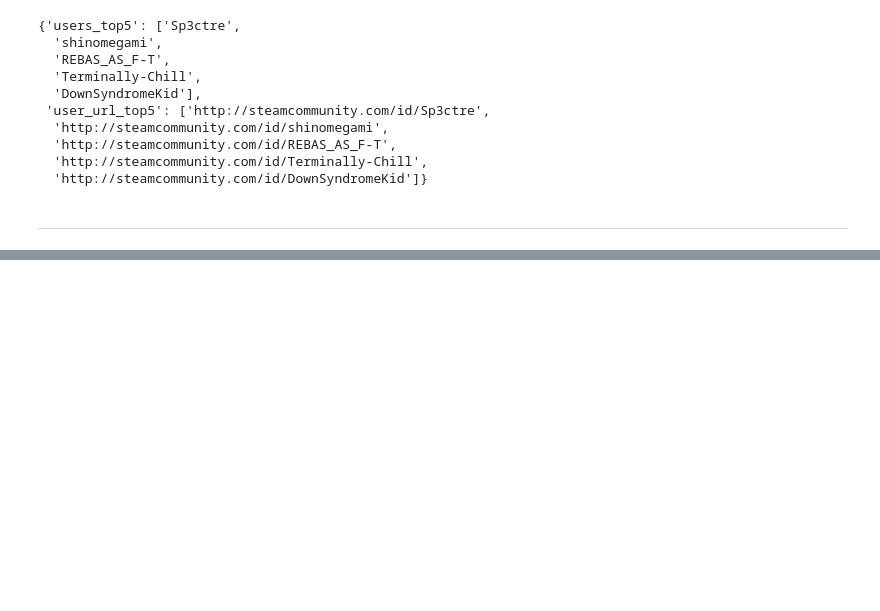
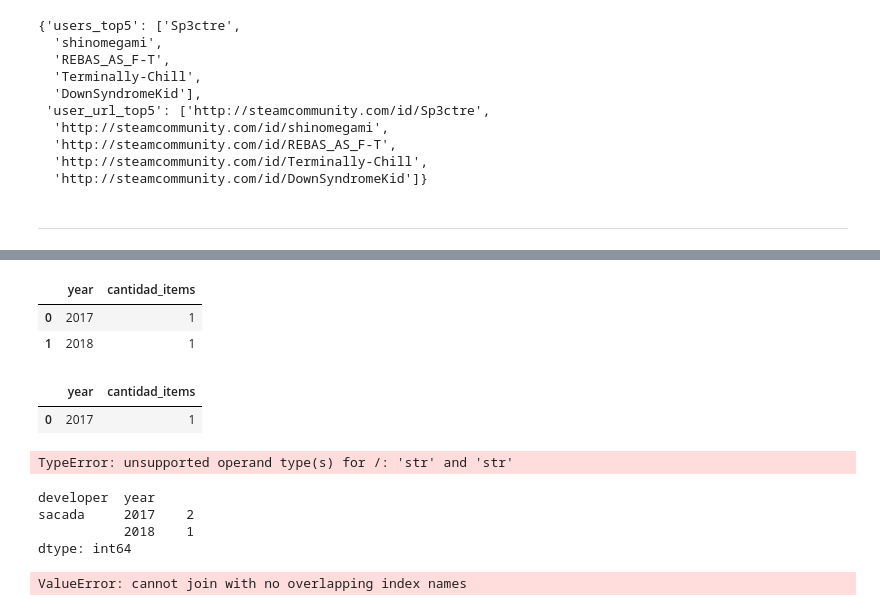
Before and after one commit to rominaEsc/MLOps_steam_games, a Jupyter notebook: 4_consultas.ipynb, the cells around one changed output, grey strips where cells are left out. Cells and saved outputs as stored; diff of their text form; code cells hidden in the pictures; blank space fills up the shorter version.

```diff
--- a/4_consultas.ipynb
+++ b/4_consultas.ipynb
@@ -220,0 +304,7 @@ def developer( desarrollador : str ):
+# %%
+df = df.groupby(['year']).size().reset_index(name='cantidad_items')
+df
+# %% [output]
+|  | year | cantidad_items |
+| 0 | 2017 | 1 |
+| 1 | 2018 | 1 |
@@ -220,0 +313,16 @@ def developer( desarrollador : str ):
+# %%
+df_free.groupby(['year']).size().reset_index(name='cantidad_items')
+# %% [output]
+|  | year | cantidad_items |
+| 0 | 2017 | 1 |
+# %%
+df/df_free
+# %% [output]
+TypeError: unsupported operand type(s) for /: 'str' and 'str'
+# %%
+df.groupby(['developer', 'year']).size() / estadisticas_por_empresa['cantidad_items']) * 100
+# %% [output]
+developer  year
+sacada     2017    2
+           2018    1
+dtype: int64
@@ -220,0 +332,32 @@ def developer( desarrollador : str ):
+# %%
+import pandas as pd
+
+def calcular_estadisticas_por_empresa(df):
+    # Convertir 'price' a numérico, considerando errores como NaN
+    df['price'] = pd.to_numeric(df['price'], errors='coerce')
+
+    # Filtrar solo filas con valores no nulos en 'price' (que indican contenido no gratuito)
+    contenido_pago = df.dropna(subset=['price'])
+
+    # Filtrar solo filas con valores nulos en 'price' (que indican contenido gratuito)
+    contenido_gratuito = df[df['price'].isnull()]
+
+    # Calcular cantidad de items y porcentaje de contenido gratuito por año para cada empresa
+    estadisticas_por_empresa = contenido_pago.groupby(['developer', 'year']).size().reset_index(name='cantidad_items')
+    estadisticas_por_empresa['porcentaje_free'] = (contenido_gratuito.groupby(['developer', 'year']).size() / estadisticas_por_empresa['cantidad_items']) * 100
+
+    return estadisticas_por_empresa
+
+# Ejemplo de uso con tu DataFrame
+data = {
+    'developer': ['sacada', 'sacada', 'sacada'],
+    'price': ['0', '9.99', '4.99'],
+    'year': ['2017', '2017', '2018']
+}
+
+df = pd.DataFrame(data)
+
+estadisticas = calcular_estadisticas_por_empresa(df)
+print(estadisticas)
+# %% [output]
+ValueError: cannot join with no overlapping index names
```
Also changed, not shown: parts of 14 cells of this notebook, 8 other files.
